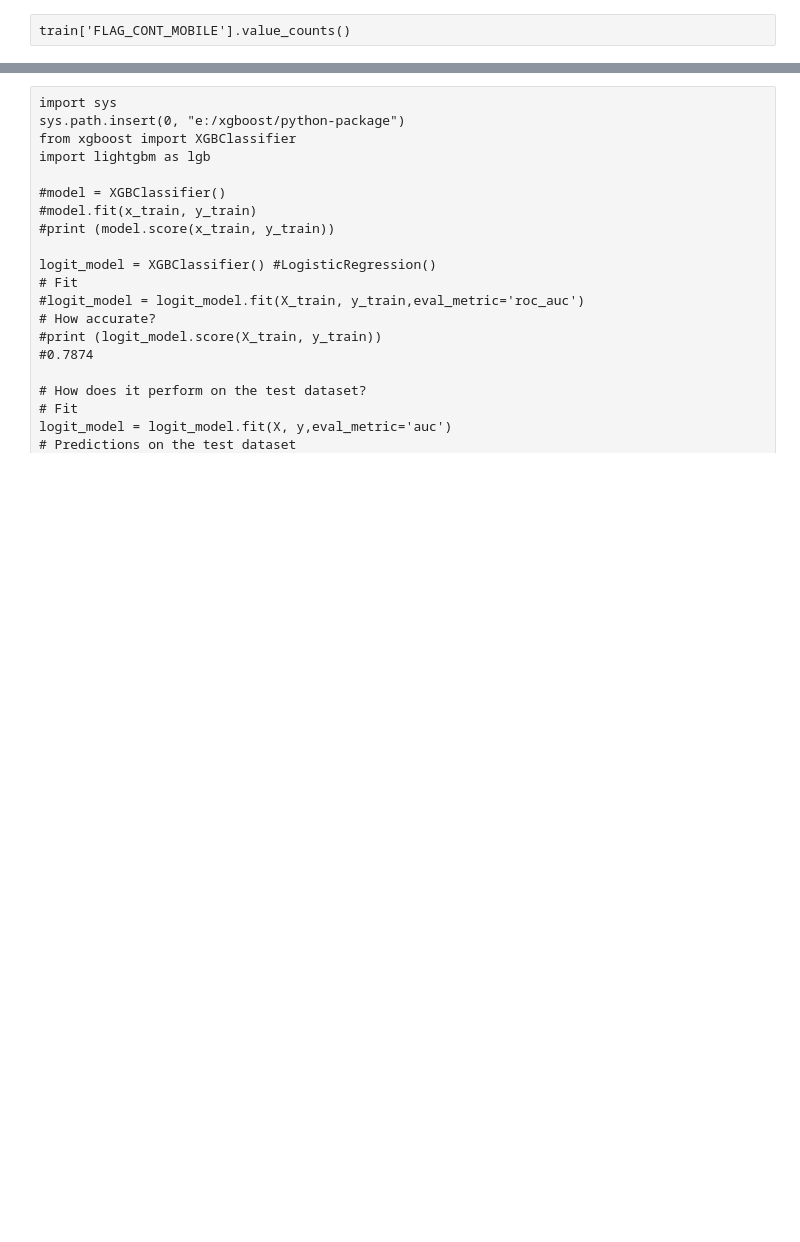
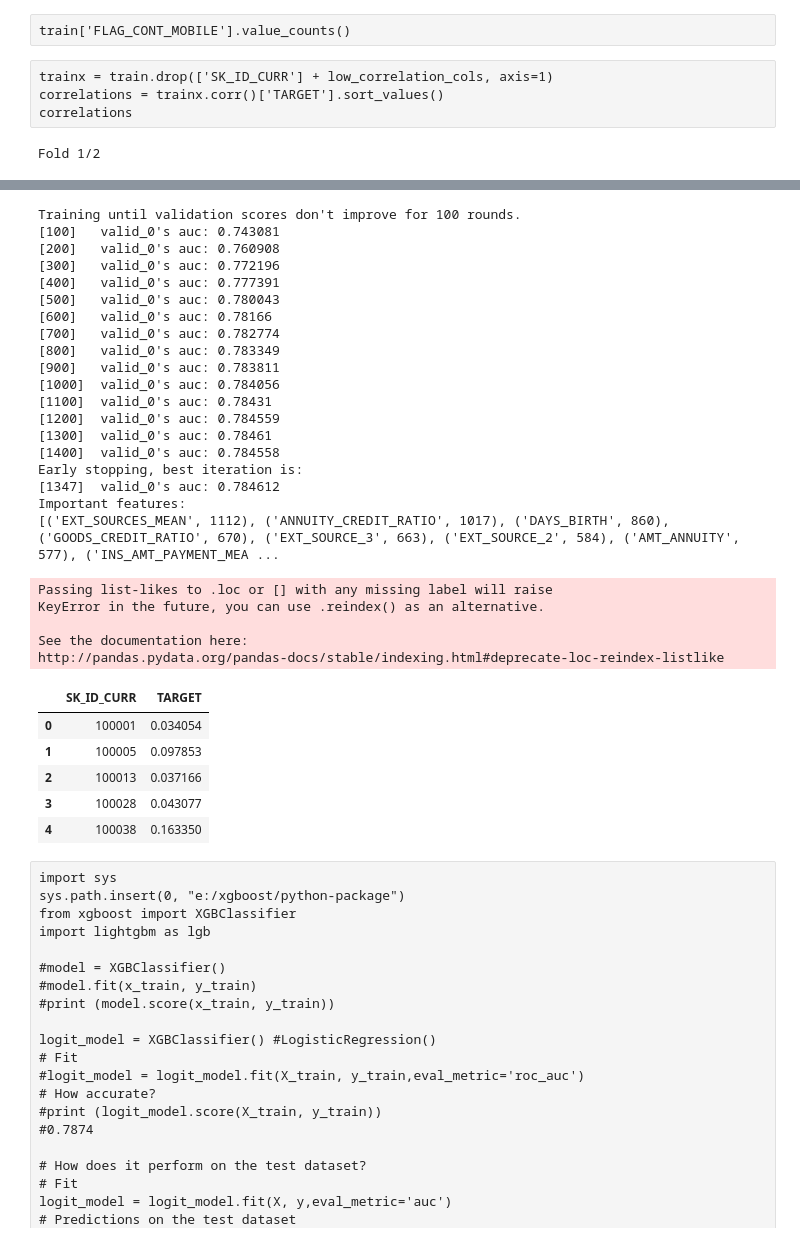
Before and after one commit to dschwalm/kaggle, a Jupyter notebook: home-credit-default-risk/home-credit-default-risk.ipynb, the cells around one changed output, grey strips where cells are left out. Drawn from its saved outputs; the diff is of its cells as text; code cells hidden in the pictures; blank space fills up the shorter version.

```diff
--- a/home-credit-default-risk/home-credit-default-risk.ipynb
+++ b/home-credit-default-risk/home-credit-default-risk.ipynb
@@ -107,0 +194,20 @@ train.head()
+# %%
+num_aggregations = {
+        'DAYS_PAYMENT_DIFF': ['min', 'max', 'mean'],
+        'PAYMENT_DIFF': ['min', 'max', 'mean'],
+        'AMT_PAYMENT': [ 'mean'],
+        'DAYS_ENTRY_PAYMENT': ['mean'],
+    }
+
+ins_pay = installments_payments.drop(['SK_ID_PREV','NUM_INSTALMENT_VERSION','NUM_INSTALMENT_NUMBER'],axis=1)
+ins_pay['DAYS_PAYMENT_DIFF'] = ins_pay['DAYS_INSTALMENT'] - ins_pay['DAYS_ENTRY_PAYMENT']
+ins_pay['PAYMENT_DIFF'] = ins_pay['AMT_INSTALMENT'] - ins_pay['AMT_PAYMENT']
+
+ins_pay_agg = ins_pay.groupby('SK_ID_CURR').agg({**num_aggregations})
+ins_pay_agg.columns = pd.Index(['INS_' + e[0] + "_" + e[1].upper() for e in ins_pay_agg.columns.tolist()])
+
+ins_pay_agg.head()
+train=train.join(ins_pay_agg,on='SK_ID_CURR', how='left')
+test=test.join(ins_pay_agg,on='SK_ID_CURR', how='left')
+
+del ins_pay_agg, ins_pay
@@ -506,3 +643,7 @@ correlations
+# %% [raw]
+trainx = train.drop(['SK_ID_CURR'] + low_correlation_cols, axis=1)
+correlations = trainx.corr()['TARGET'].sort_values()
+correlations
 # %%
 import lightgbm as lgb
 from sklearn.metrics import mean_squared_error
@@ -523,6 +664,26 @@ kf = RepeatedKFold(
 auc_buf = []
 
 params = {
+            'nthread':4,
+            'n_estimators':10000,
+            'learning_rate':0.02,
+            'num_leaves':34,
+            'colsample_bytree':0.9497036,
+            'subsample':0.8715623,
+            'subsample_freq':1,
+            'max_depth':8,
+            'reg_alpha':0.041545473,
+            'reg_lambda':0.0735294,
+            'min_split_gain':0.0222415,
+            'min_child_weight':39.3259775,
+            'random_state':0,
+            'verbose':-1,
+    'metric': 'auc',
+    'boosting_type': 'gbdt',
+        'objective': 'binary',
+}
+
+'''params = {
         'boosting_type': 'gbdt',
         'objective': 'binary',
         'metric': 'auc',
@@ -537,7 +698,7 @@ params = {
         'lambda_l2': 1.5,
         'min_gain_to_split': 0,
     }
-
+'''
 for train_index, valid_index in kf.split(X):
     print('Fold {}/{}'.format(cnt + 1, n_splits))
 
@@ -588,3 +749,5 @@ subm['SK_ID_CURR'] = test['SK_ID_CURR']
 subm['TARGET'] = preds
 subm.to_csv('home-default-risk_lgbm.csv', index=False,quoting=csv.QUOTE_NONNUMERIC)
 subm.head()
+# %% [output]
+Fold 1/2
@@ -591,3 +764,33 @@ subm.head()
+Training until validation scores don't improve for 100 rounds.
+[100]   valid_0's auc: 0.743081
+[200]   valid_0's auc: 0.760908
+[300]   valid_0's auc: 0.772196
+[400]   valid_0's auc: 0.777391
+[500]   valid_0's auc: 0.780043
+[600]   valid_0's auc: 0.78166
+[700]   valid_0's auc: 0.782774
+[800]   valid_0's auc: 0.783349
+[900]   valid_0's auc: 0.783811
+[1000]  valid_0's auc: 0.784056
+[1100]  valid_0's auc: 0.78431
+[1200]  valid_0's auc: 0.784559
+[1300]  valid_0's auc: 0.78461
+[1400]  valid_0's auc: 0.784558
+Early stopping, best iteration is:
+[1347]  valid_0's auc: 0.784612
+Important features:
+[('EXT_SOURCES_MEAN', 1112), ('ANNUITY_CREDIT_RATIO', 1017), ('DAYS_BIRTH', 860), ('GOODS_CREDIT_RATIO', 670), ('EXT_SOURCE_3', 663), ('EXT_SOURCE_2', 584), ('AMT_ANNUITY', 577), ('INS_AMT_PAYMENT_MEA ...
+Passing list-likes to .loc or [] with any missing label will raise
+KeyError in the future, you can use .reindex() as an alternative.
+
+See the documentation here:
+http://pandas.pydata.org/pandas-docs/stable/indexing.html#deprecate-loc-reindex-listlike
+|  | SK_ID_CURR | TARGET |
+| 0 | 100001 | 0.034054 |
+| 1 | 100005 | 0.097853 |
+| 2 | 100013 | 0.037166 |
+| 3 | 100028 | 0.043077 |
+| 4 | 100038 | 0.163350 |
 # %% [raw]
 import sys
 sys.path.insert(0, "e:/xgboost/python-package")
```
Also changed, not shown: parts of 20 cells of this notebook.
